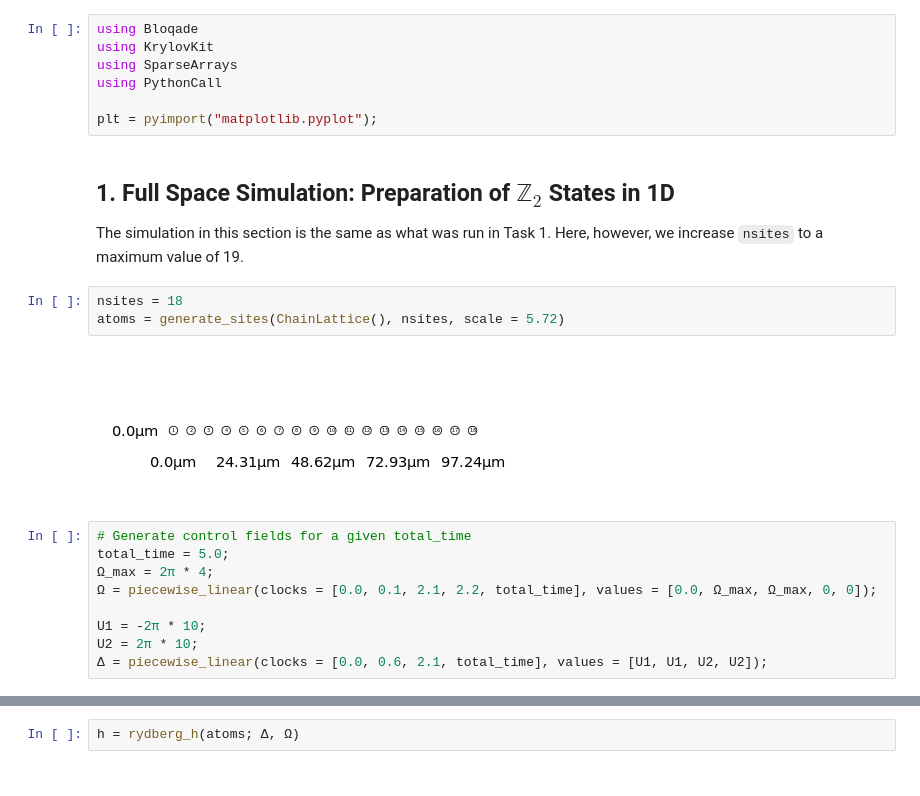
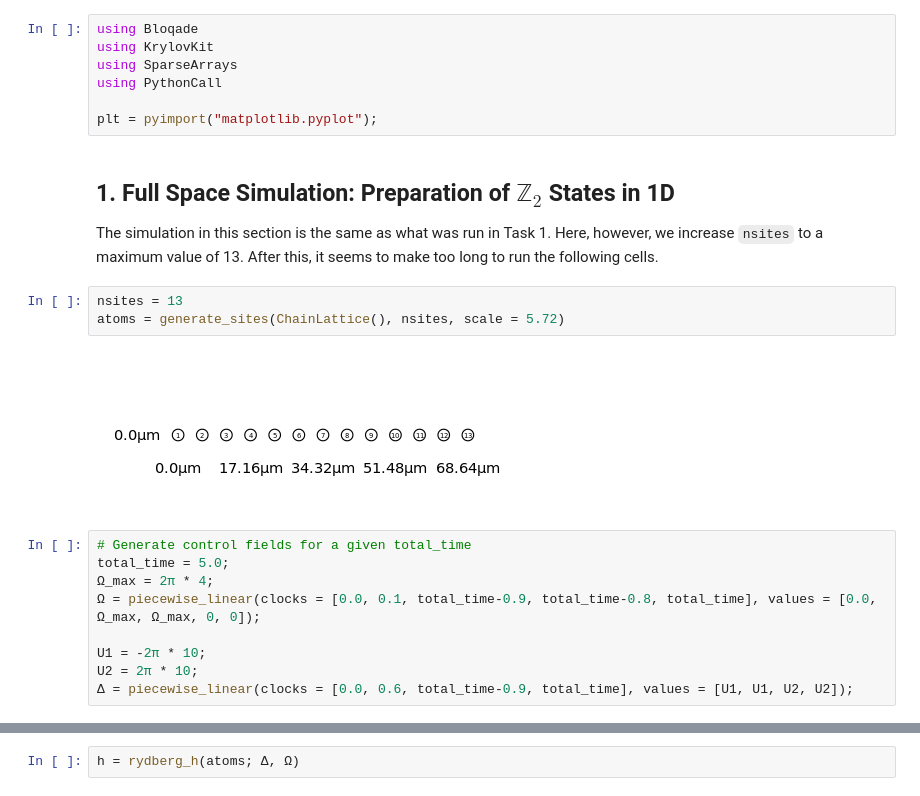
Before and after one commit to CDL-Quantum/CohortProject_2022, a Jupyter notebook: Week1_Rydberg/Task 2.ipynb, the cells around one changed output, grey strips where cells are left out. Cells and saved outputs as stored; diff of their text form.

Commit message:
Task 2 notebook state didn't save! Reuploading now!

```diff
--- a/Week1_Rydberg/Task 2.ipynb
+++ b/Week1_Rydberg/Task 2.ipynb
@@ -10,21 +10,21 @@ using PythonCall
 plt = pyimport("matplotlib.pyplot");
 # %% [markdown]
 ## 1. Full Space Simulation: Preparation of $\mathbb{Z}_2$ States in 1D
-The simulation in this section is the same as what was run in Task 1. Here, however, we increase `nsites` to a maximum value of 19.
+The simulation in this section is the same as what was run in Task 1. Here, however, we increase `nsites` to a maximum value of 13. After this, it seems to make too long to run the following cells.
 # %%
-nsites = 18
+nsites = 13
 atoms = generate_sites(ChainLattice(), nsites, scale = 5.72)
 # %% [output]
-[figure, old version]
+[figure, new version]
 # %%
 # Generate control fields for a given total_time
 total_time = 5.0;
 Ω_max = 2π * 4;
-Ω = piecewise_linear(clocks = [0.0, 0.1, 2.1, 2.2, total_time], values = [0.0, Ω_max, Ω_max, 0, 0]);
+Ω = piecewise_linear(clocks = [0.0, 0.1, total_time-0.9, total_time-0.8, total_time], values = [0.0, Ω_max, Ω_max, 0, 0]);
 
 U1 = -2π * 10;
 U2 = 2π * 10;
-Δ = piecewise_linear(clocks = [0.0, 0.6, 2.1, total_time], values = [U1, U1, U2, U2]);
+Δ = piecewise_linear(clocks = [0.0, 0.6, total_time-0.9, total_time], values = [U1, U1, U2, U2]);
 # %%
 fig, (ax1, ax2) = plt.subplots(ncols = 2, figsize = (12, 4))
 Bloqade.plot!(ax1, Ω)
```
Also changed, not shown: parts of 14 cells of this notebook.
